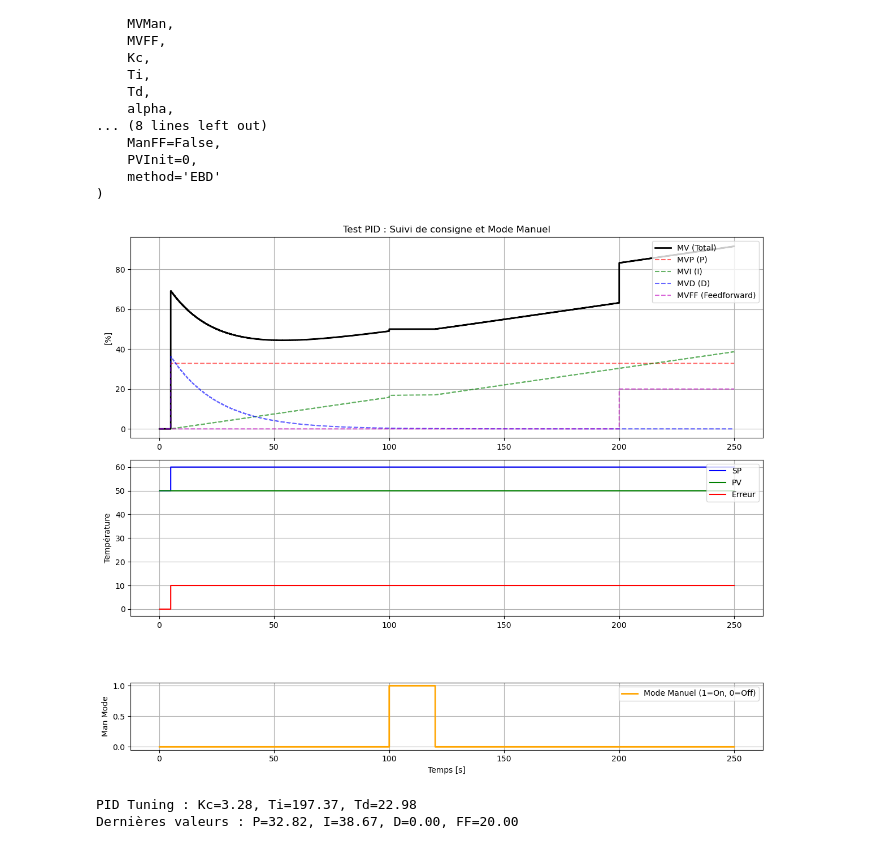
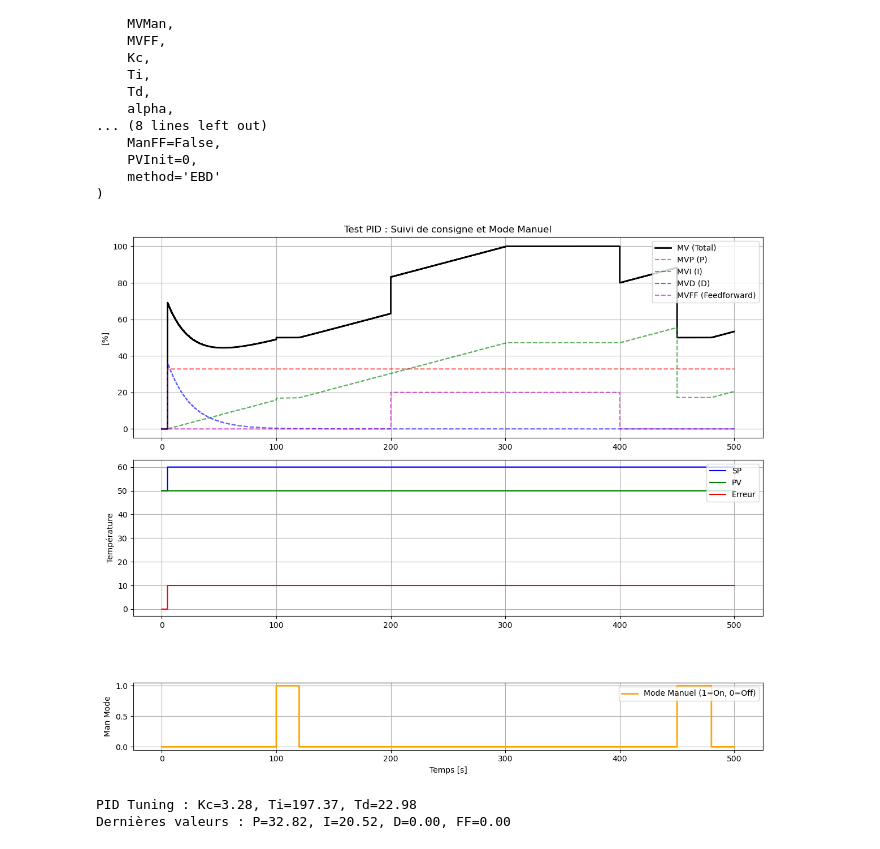
Before and after one commit to ayoub23218/Control-Tclab, a Jupyter notebook: package_LAB.ipynb, the cells around one changed output. Drawn from its saved outputs; the diff is of its cells as text; code cells hidden in the pictures.

```diff
--- a/package_LAB.ipynb
+++ b/package_LAB.ipynb
@@ -95,7 +95,7 @@ Td1 = 161.20
 Td2 = 32.3
 thetad = 15.75
 # %%
-TSim = 250
+TSim = 500
 Ts = 0.1
 N = int(TSim/Ts) + 1
 
@@ -114,9 +114,9 @@ MVD = []
 
 SPPath = {0: 50, 5: 60, TSim: 60}
 PVPath = {0: 50, TSim: 50}
-ManPath = {0: False, 100: True, 120: False, TSim: False}
+ManPath = {0: False, 100: True, 120: False, 450: True,  480: False, TSim: False}
 MVManPath = {0: 50, TSim: 50}
-MVFFPath = {0: 0, 200: 20, TSim: 20}
+MVFFPath = {0: 0, 200: 20, 400:0, TSim: 0}
 
 alpha = 0.9
 Kc, Ti, Td = IMC_Tuning(Kp, Tp1, thetap, T2= Tp2, tauc=alpha*Tp1 , model='SOPDT')
@@ -146,33 +146,33 @@ ax1.step(t, MVP, 'r--', label='MVP (P)', where='post', alpha=0.6)
 ax1.step(t, MVI, 'g--', label='MVI (I)', where='post', alpha=0.6)
 ax1.step(t, MVD, 'b--', label='MVD (D)', where='post', alpha=0.6)
 ax1.step(t, MVFF, 'm--', label='MVFF (Feedforward)', where='post', alpha=0.6)
 ax1.set_ylabel('[%]')
 ax1.set_title('Test PID : Suivi de consigne et Mode Manuel')
 ax1.legend(loc='upper right')
 ax1.grid(True)
 
 #SP, PV et E
 ax2 = plt.subplot2grid((12, 1), (5, 0), rowspan=4)
 ax2.step(t, SP, 'b-', label='SP', where='post')
 ax2.step(t, PV, 'g-', label='PV', where='post')
 ax2.step(t, E, 'r-', label='Erreur', where='post')
 ax2.set_ylabel('Température')
 ax2.legend(loc='upper right')
 ax2.grid(True)
 
 #Mode Manuel
 ax3 = plt.subplot2grid((12, 1), (10, 0), rowspan=2)
 ax3.step(t, [int(m) for m in Man], 'orange', lw=2, label='Mode Manuel (1=On, 0=Off)', where='post')
 ax3.set_ylabel('Man Mode')
 ax3.set_xlabel('Temps [s]')
 ax3.legend(loc='upper right')
 ax3.grid(True)
 
 plt.tight_layout()
 plt.show()
 print(f"PID Tuning : Kc={Kc:.2f}, Ti={Ti:.2f}, Td={Td:.2f}")
 print(f"Dernières valeurs : P={MVP[-1]:.2f}, I={MVI[-1]:.2f}, D={MVD[-1]:.2f}, FF={MVFF[-1]:.2f}")
 # %% [output]
-[figure, old version]
+[figure, new version]
 PID Tuning : Kc=3.28, Ti=197.37, Td=22.98
-Dernières valeurs : P=32.82, I=38.67, D=0.00, FF=20.00
+Dernières valeurs : P=32.82, I=20.52, D=0.00, FF=0.00
```
Also changed, not shown: parts of 1 cell of this notebook, 3 other files.
